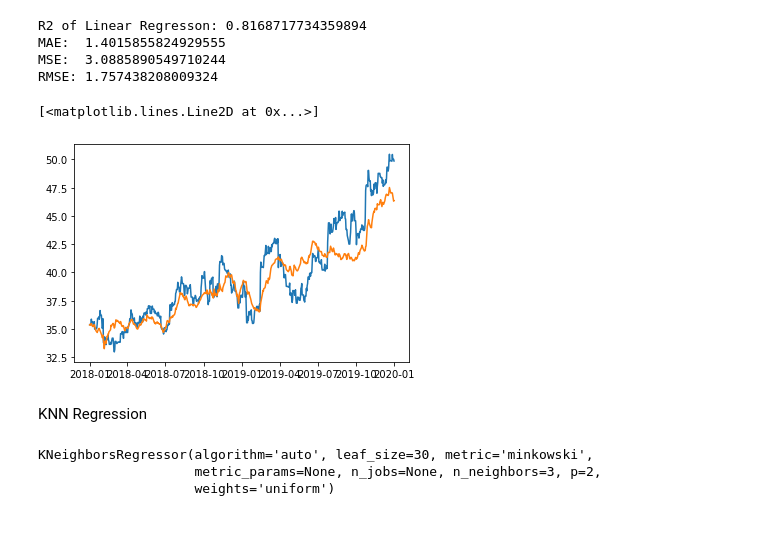
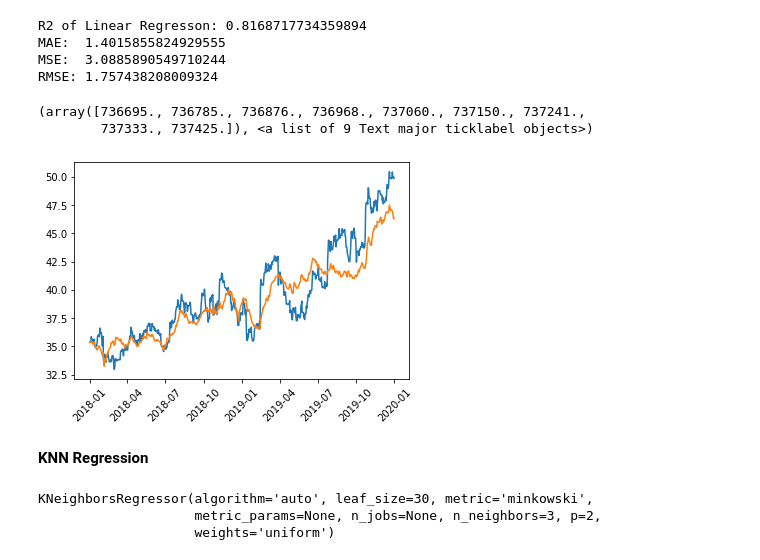
Before and after one commit to melaniaczobit/Predicting-AstraZeneca-Stock-Movement, a Jupyter notebook: AstraZeneca_Stock_Prices.ipynb, the cells around one changed output. Drawn from its saved outputs; the diff is of its cells as text; code cells hidden in the pictures; blank space fills up the shorter version.

```diff
--- a/AstraZeneca_Stock_Prices.ipynb
+++ b/AstraZeneca_Stock_Prices.ipynb
@@ -444,13 +428,15 @@ RMSE: 1.757438208009324
 # %%
 # plotting the close price from test set and predicted price
 forecast = pd.Series(y_pred, copy=True, index=test.index)
 plt.plot(test['Close'])
 plt.plot(forecast)
+plt.xticks(rotation=45)
 # %% [output]
-[<matplotlib.lines.Line2D at 0x...>]
+(array([736695., 736785., 736876., 736968., 737060., 737150., 737241.,
+        737333., 737425.]), <a list of 9 Text major ticklabel objects>)
-[figure, old version]
+[figure, new version]
-# %% [markdown]
-KNN Regression
+# %% [markdown]
+**KNN Regression**
 # %%
 from sklearn.neighbors import KNeighborsRegressor
 
```
Also changed, not shown: parts of 23 cells of this notebook.
